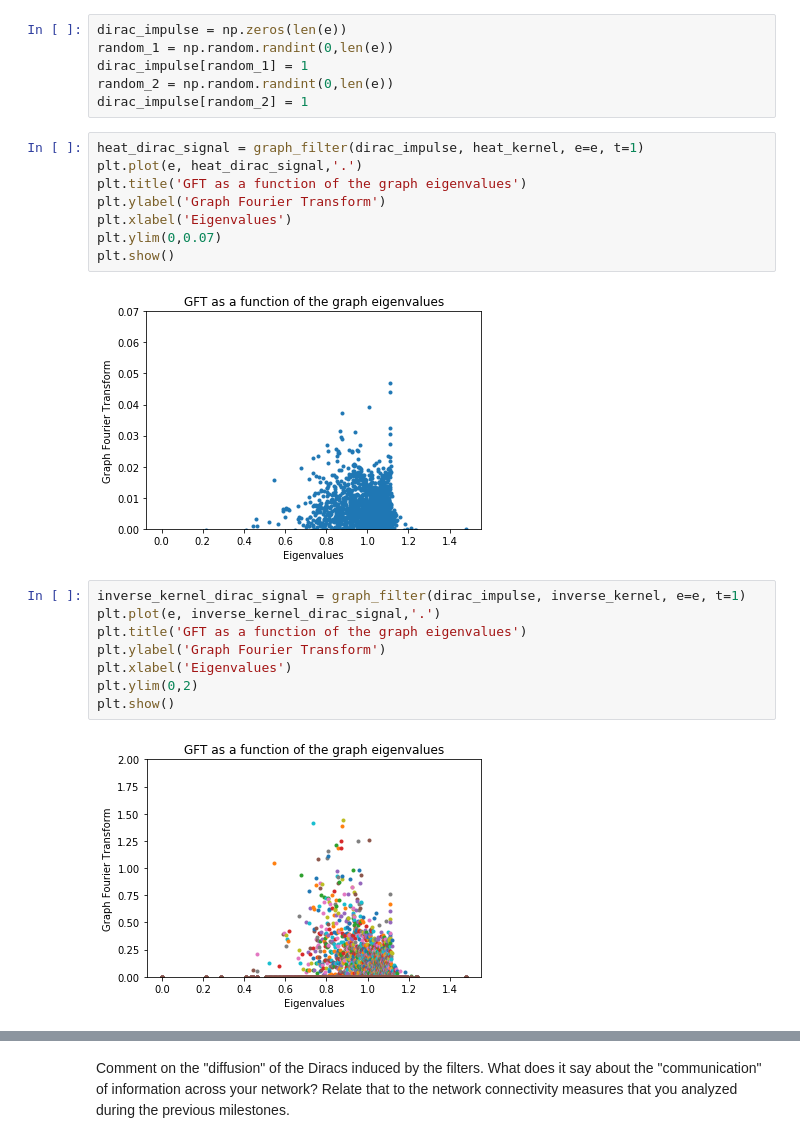
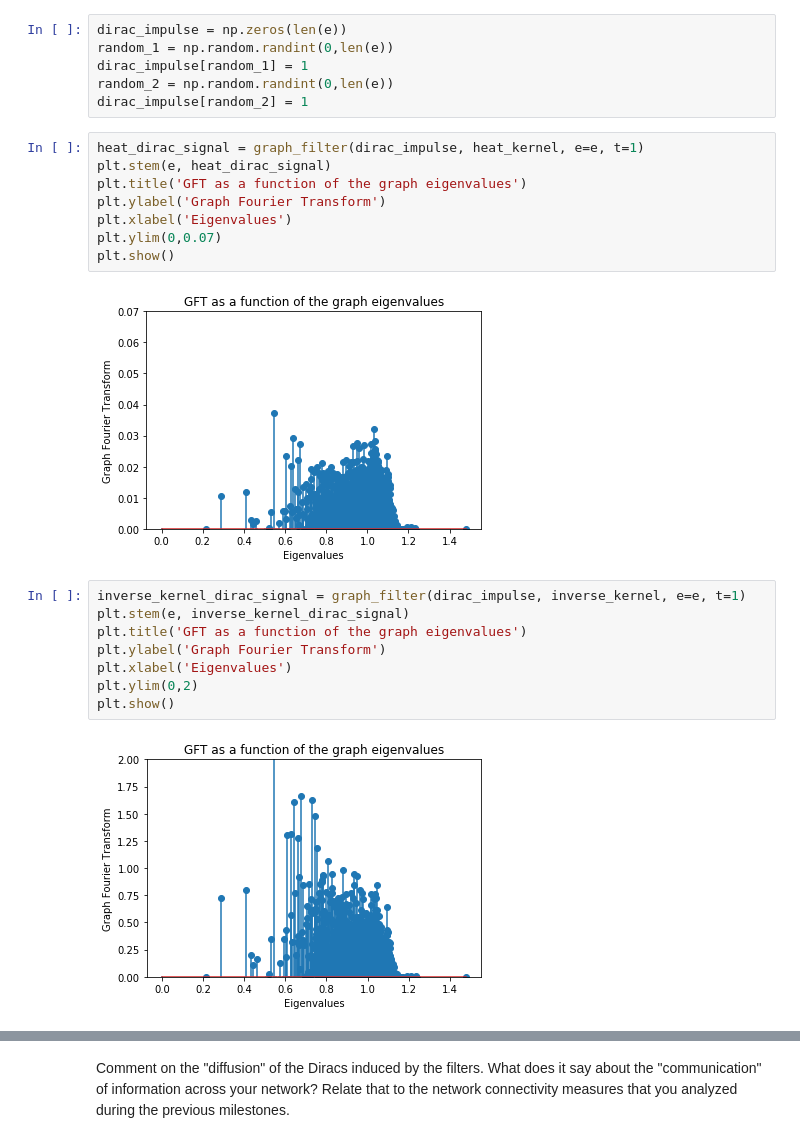
Before and after one commit to othmanbck/ntds_project_2018, a Jupyter notebook: 4_graph_signal_processing.ipynb, the cells around one changed output, grey strips where cells are left out. Drawn from its saved outputs; the diff is of its cells as text.

```diff
--- a/4_graph_signal_processing.ipynb
+++ b/4_graph_signal_processing.ipynb
@@ -375,23 +368,23 @@ random_2 = np.random.randint(0,len(e))
 dirac_impulse[random_2] = 1
 # %%
 heat_dirac_signal = graph_filter(dirac_impulse, heat_kernel, e=e, t=1)
-plt.plot(e, heat_dirac_signal,'.')
+plt.stem(e, heat_dirac_signal)
 plt.title('GFT as a function of the graph eigenvalues')
 plt.ylabel('Graph Fourier Transform')
 plt.xlabel('Eigenvalues')
 plt.ylim(0,0.07)
 plt.show()
 # %% [output]
-[figure, old version]
+[figure, new version]
 # %%
 inverse_kernel_dirac_signal = graph_filter(dirac_impulse, inverse_kernel, e=e, t=1)
-plt.plot(e, inverse_kernel_dirac_signal,'.')
+plt.stem(e, inverse_kernel_dirac_signal)
 plt.title('GFT as a function of the graph eigenvalues')
 plt.ylabel('Graph Fourier Transform')
 plt.xlabel('Eigenvalues')
 plt.ylim(0,2)
 plt.show()
 # %% [output]
-[figure, old version]
+[figure, new version]
 # %%
 rectangle_kernel_dirac_signal = graph_filter(dirac_impulse, rectangle_kernel, e=e, l_min=0, l_max=2)
```
Also changed, not shown: parts of 5 cells of this notebook.
